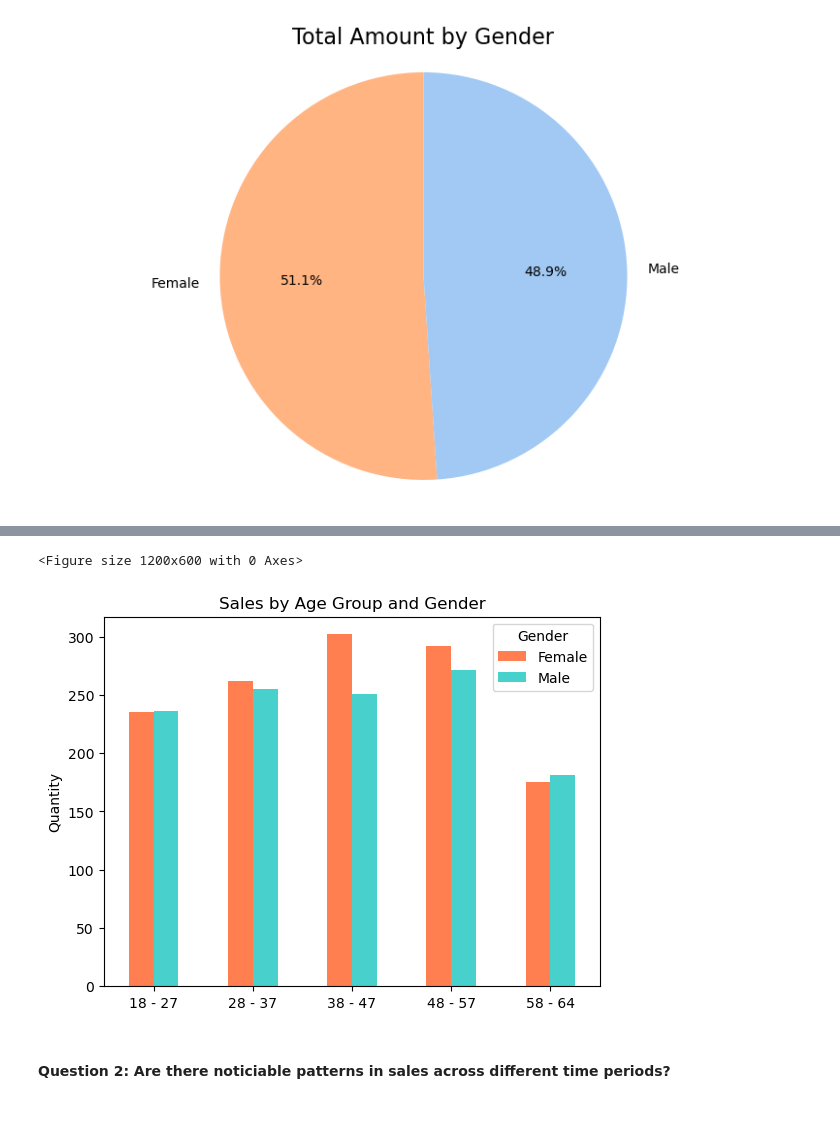
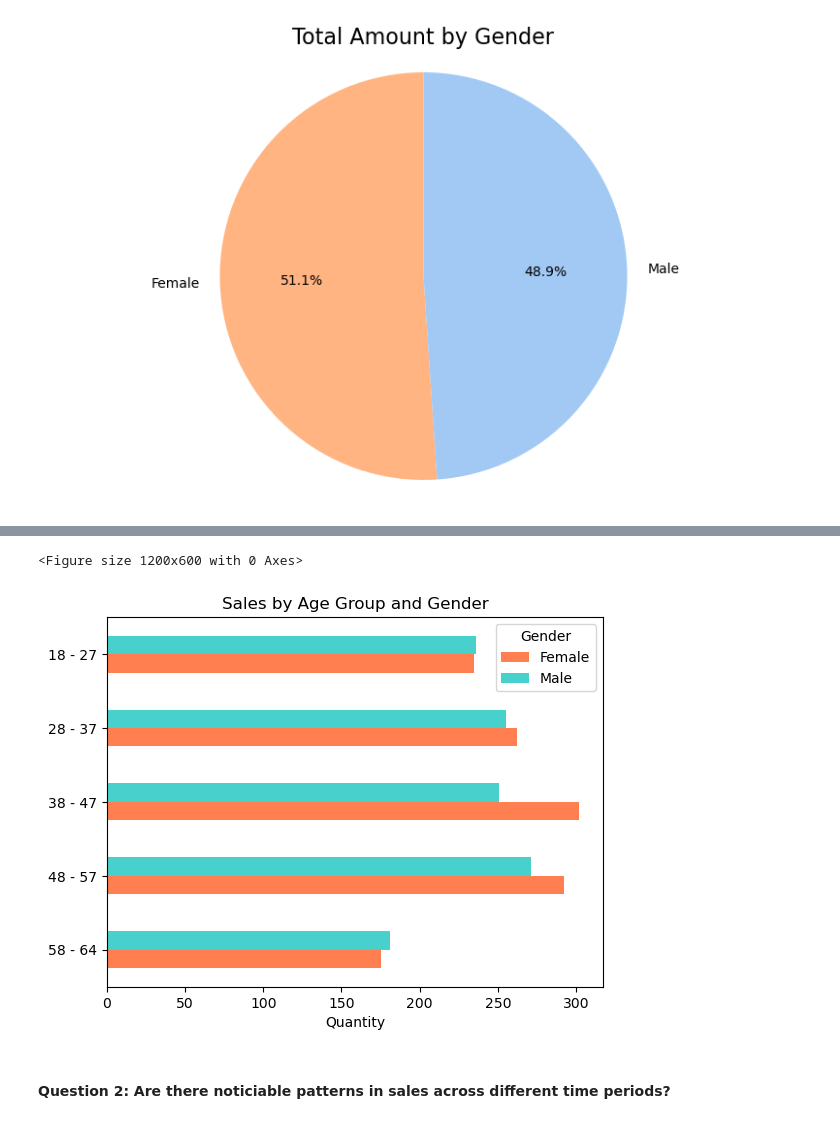
Before and after one commit to Hospoghosyan/Retail_Sales_Analysis, a Jupyter notebook: Retails_sales_analysis.ipynb, the cells around one changed output, grey strips where cells are left out. Cells and saved outputs as stored; diff of their text form; code cells hidden in the pictures.

```diff
--- a/Retails_sales_analysis.ipynb
+++ b/Retails_sales_analysis.ipynb
@@ -285,15 +285,15 @@ plt.show()
 # %%
 plt.figure(figsize=(12, 6))
-quantity_by_age_gender.plot(kind='bar',color = ['coral', 'mediumturquoise'])
+quantity_by_age_gender.sort_index(ascending=False).plot(kind='barh',color = ['coral', 'mediumturquoise'])
 plt.title('Sales by Age Group and Gender')
-plt.xlabel('')
-plt.ylabel('Quantity')
+plt.ylabel('')
+plt.xlabel('Quantity')
 plt.legend(title='Gender')
 plt.xticks(rotation = 0)
 plt.show()
 # %% [output]
 <Figure size 1200x600 with 0 Axes>
-[figure, old version]
+[figure, new version]
 # %% [markdown]
 #### Question 2: Are there noticiable patterns in sales across different time periods?
 # %% [markdown]
```
Also changed, not shown: parts of 4 cells of this notebook.
